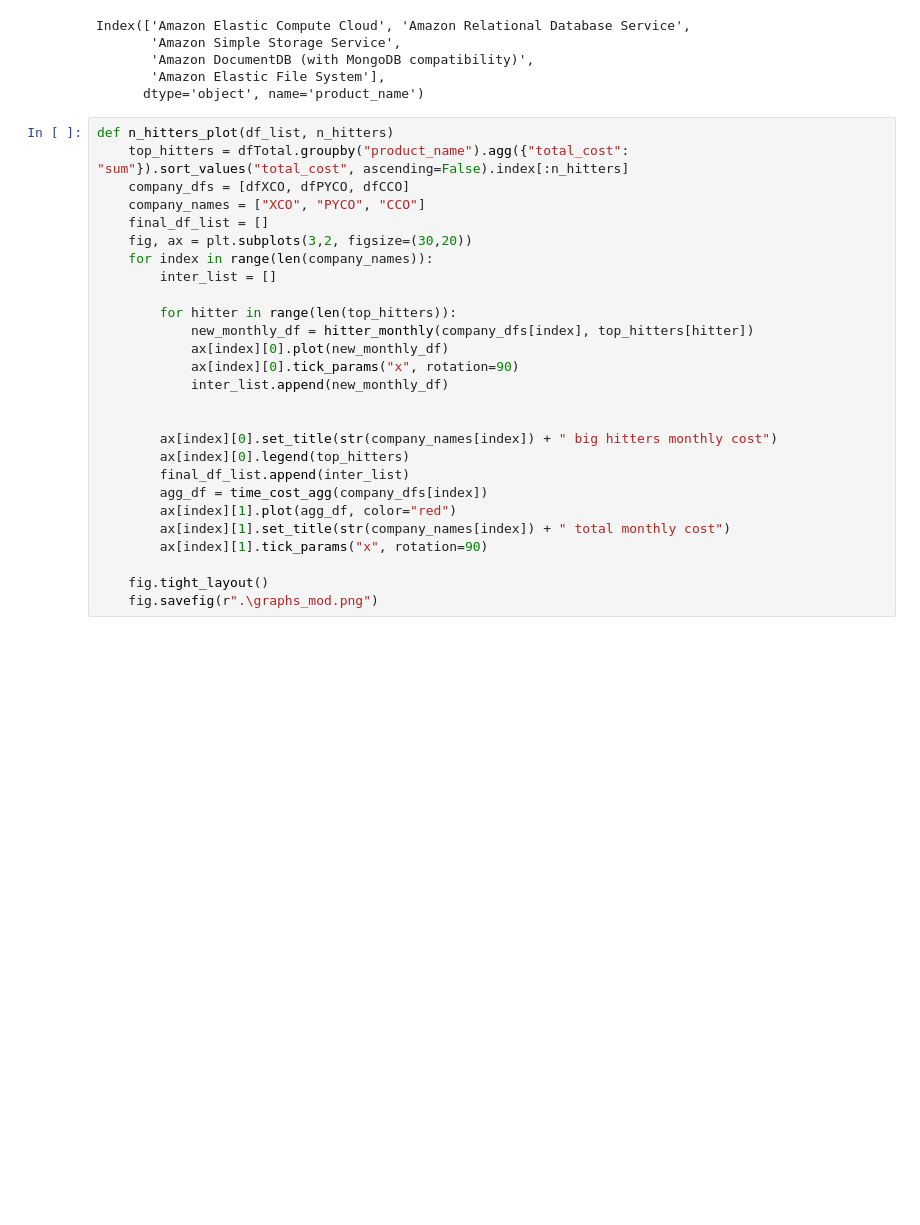
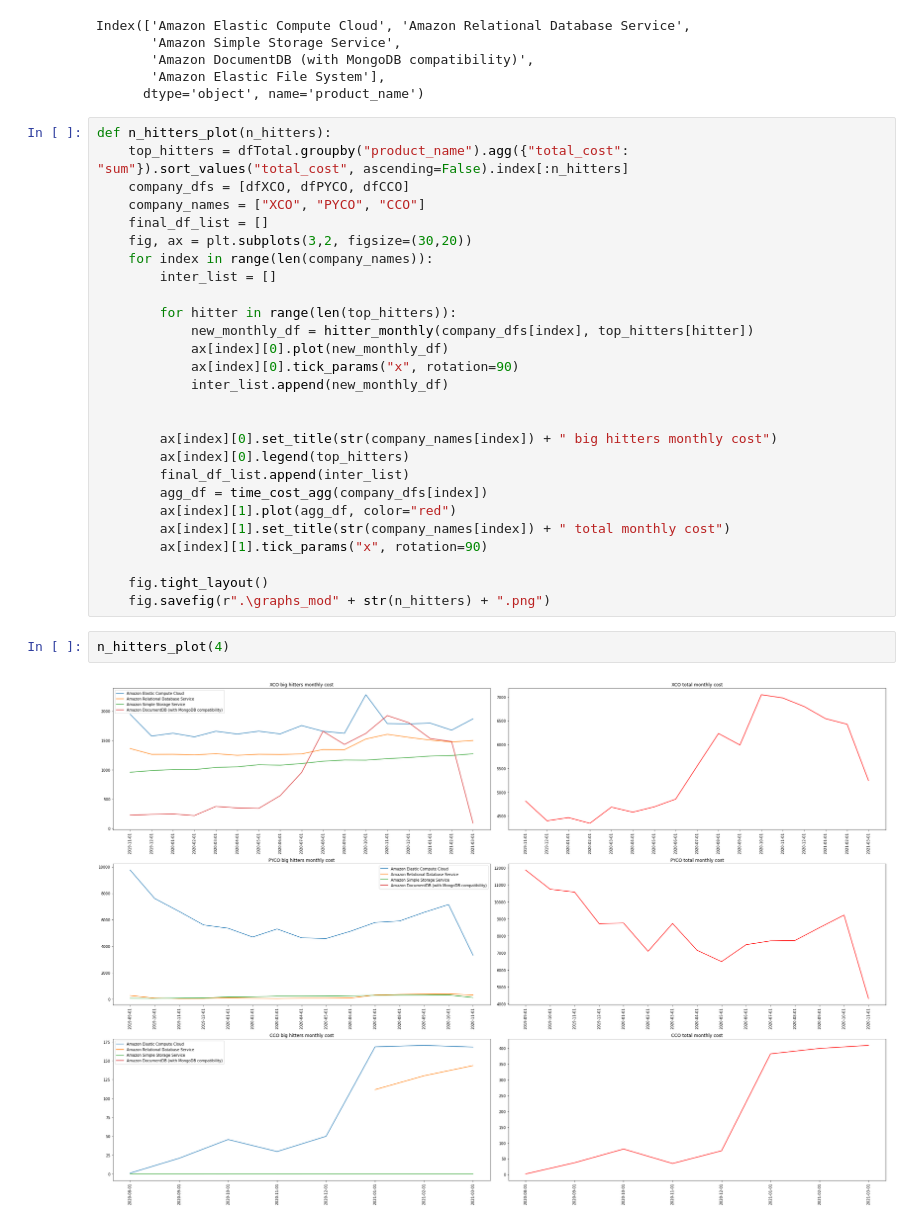
Before and after one commit to texasfight/ME379M_Hackathon, a Jupyter notebook: Notebooks/Irvin EDA.ipynb, the cells around one changed output. Cells and saved outputs as stored; diff of their text form; blank space fills up the shorter version.

```diff
--- a/Notebooks/Irvin EDA.ipynb
+++ b/Notebooks/Irvin EDA.ipynb
@@ -289,7 +315,7 @@ Index(['Amazon Elastic Compute Cloud', 'Amazon Relational Database Service',
        'Amazon Elastic File System'],
       dtype='object', name='product_name')
 # %%
-def n_hitters_plot(df_list, n_hitters)
+def n_hitters_plot(n_hitters):
     top_hitters = dfTotal.groupby("product_name").agg({"total_cost": "sum"}).sort_values("total_cost", ascending=False).index[:n_hitters]
     company_dfs = [dfXCO, dfPYCO, dfCCO]
     company_names = ["XCO", "PYCO", "CCO"]
@@ -314,4 +340,8 @@ def n_hitters_plot(df_list, n_hitters)
         ax[index][1].tick_params("x", rotation=90)
 
     fig.tight_layout()
-    fig.savefig(r".\graphs_mod.png")
+    fig.savefig(r".\graphs_mod" + str(n_hitters) + ".png")
+# %%
+n_hitters_plot(4)
+# %% [output]
+[figure, added]
```
Also changed, not shown: parts of 13 cells of this notebook, 8 other files.
